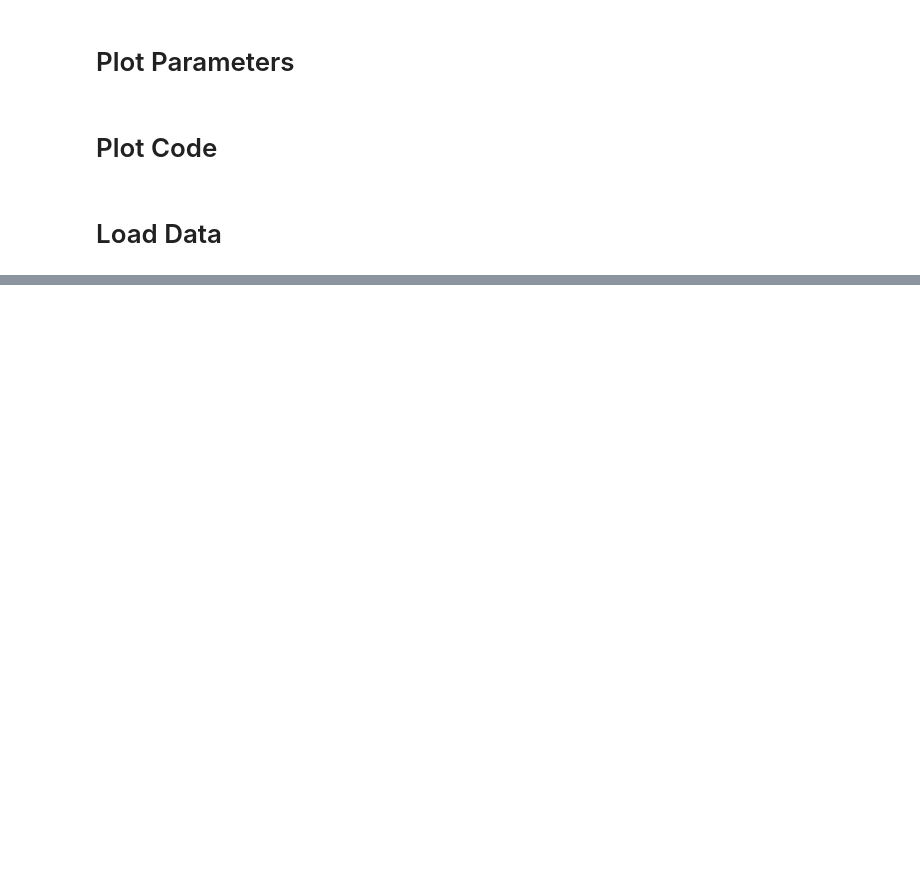
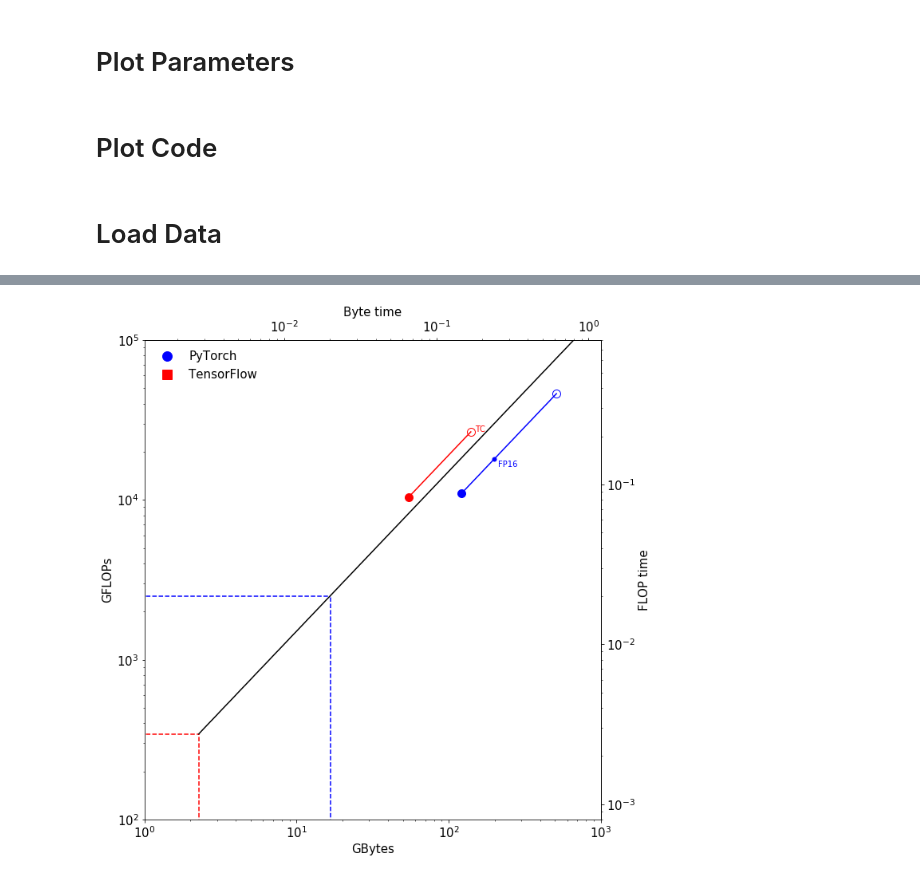
Before and after one commit to PointKernel/climate-seg-benchmark, a Jupyter notebook: analysis/roofline_plot.ipynb, the cells around one changed output, grey strips where cells are left out. Saved outputs shown, nothing was run; the diff lists cells and outputs as text; code cells hidden in the pictures; blank space fills up the shorter version.

```diff
--- a/analysis/roofline_plot.ipynb
+++ b/analysis/roofline_plot.ipynb
@@ -170,3 +351,7 @@ plot_data('tf_overview', combineddf)
+# %%
+plot_box('tf_overview', combineddf)
+# %% [output]
+[figure, added]
 # %%
 plot_data('tf_by_kernel', profiledf)
 # %% [output]
```
Also changed, not shown: parts of 8 cells of this notebook, 4 other files.
